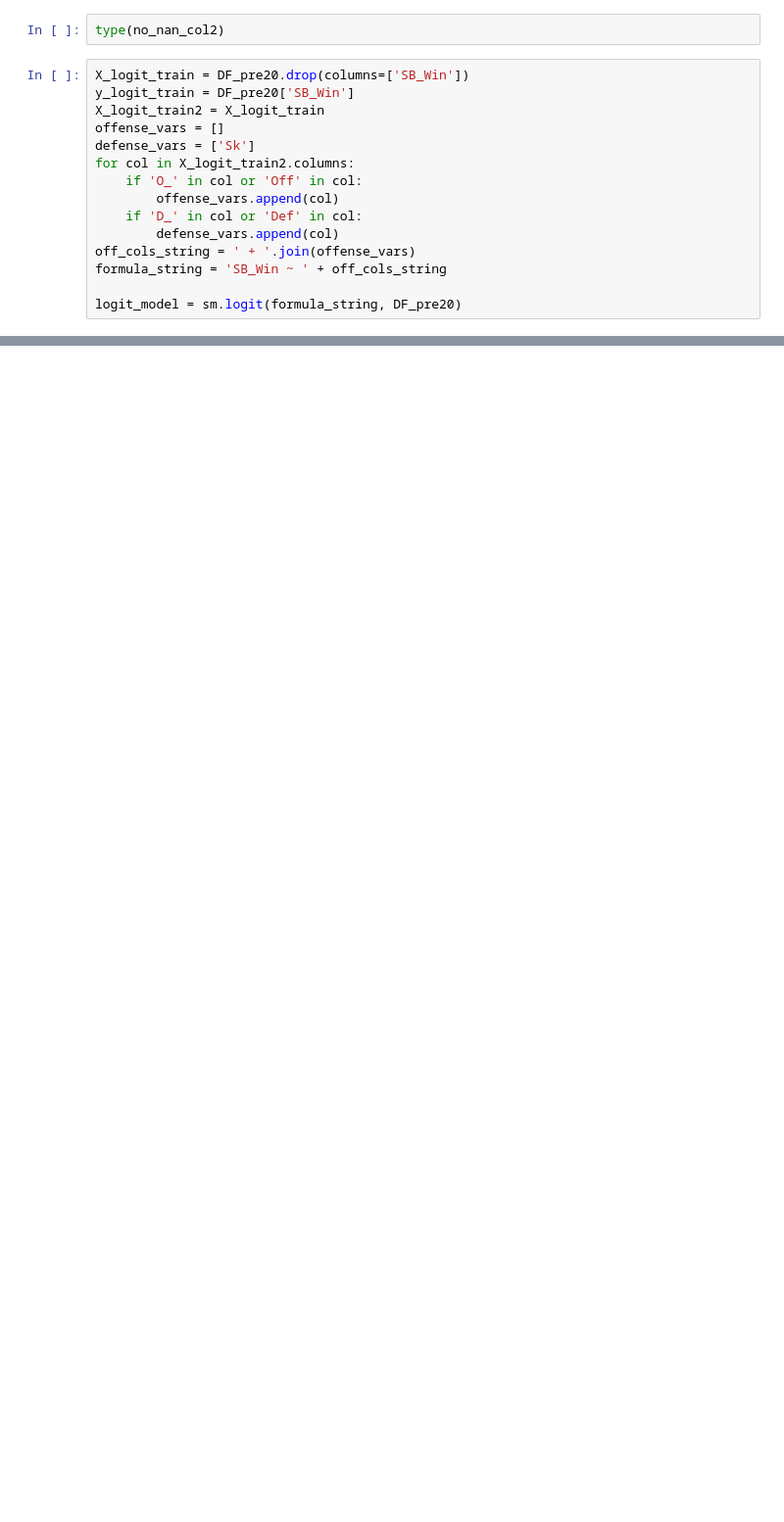
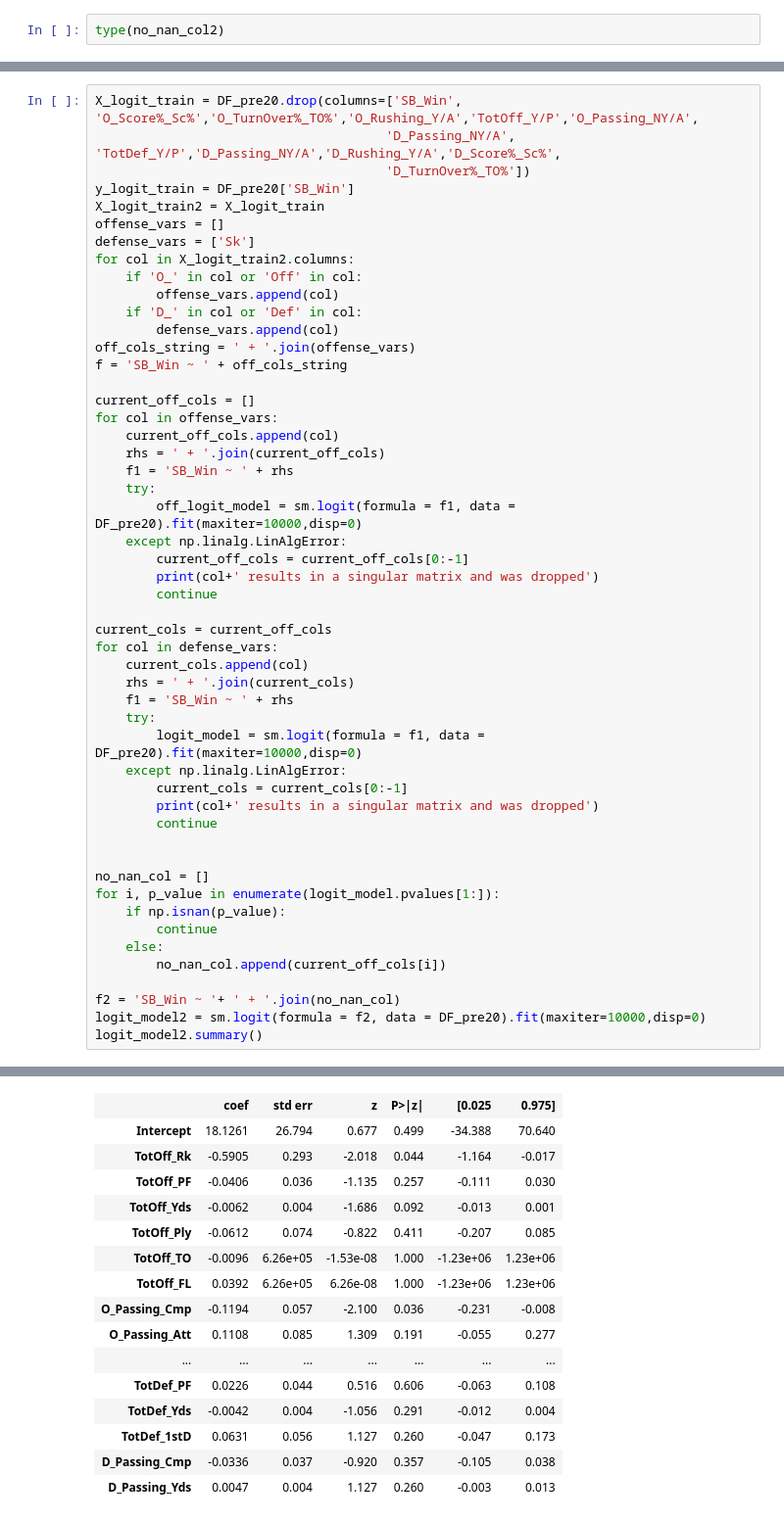
Before and after one commit to scottstack19/SB55-projection, a Jupyter notebook: code_initial.ipynb, the cells around one changed output, grey strips where cells are left out. Shown: that part at 98% size. Drawn from its saved outputs; the diff is of its cells as text; blank space fills up the shorter version.

```diff
--- a/code_initial.ipynb
+++ b/code_initial.ipynb
@@ -667,17 +669,2 @@ off_logit_model_2.summary()
 # %%
 type(no_nan_col2)
-# %%
-X_logit_train = DF_pre20.drop(columns=['SB_Win'])
-y_logit_train = DF_pre20['SB_Win']
-X_logit_train2 = X_logit_train
-offense_vars = []
-defense_vars = ['Sk']
-for col in X_logit_train2.columns:
-    if 'O_' in col or 'Off' in col:
-        offense_vars.append(col)
-    if 'D_' in col or 'Def' in col:
-        defense_vars.append(col)
-off_cols_string = ' + '.join(offense_vars)
-formula_string = 'SB_Win ~ ' + off_cols_string
-
-logit_model = sm.logit(formula_string, DF_pre20)
@@ -685,0 +671,52 @@ SyntaxError: invalid syntax (<unknown>, line 1)
+# %%
+X_logit_train = DF_pre20.drop(columns=['SB_Win', 'O_Score%_Sc%','O_TurnOver%_TO%','O_Rushing_Y/A','TotOff_Y/P','O_Passing_NY/A',
+                                      'D_Passing_NY/A', 'TotDef_Y/P','D_Passing_NY/A','D_Rushing_Y/A','D_Score%_Sc%',
+                                      'D_TurnOver%_TO%'])
+y_logit_train = DF_pre20['SB_Win']
+X_logit_train2 = X_logit_train
+offense_vars = []
+defense_vars = ['Sk']
+for col in X_logit_train2.columns:
+    if 'O_' in col or 'Off' in col:
+        offense_vars.append(col)
+    if 'D_' in col or 'Def' in col:
+        defense_vars.append(col)
+off_cols_string = ' + '.join(offense_vars)
+f = 'SB_Win ~ ' + off_cols_string
+
+current_off_cols = []
+for col in offense_vars:
+    current_off_cols.append(col)
+    rhs = ' + '.join(current_off_cols)
+    f1 = 'SB_Win ~ ' + rhs
+    try:
+        off_logit_model = sm.logit(formula = f1, data = DF_pre20).fit(maxiter=10000,disp=0)
+    except np.linalg.LinAlgError:
+        current_off_cols = current_off_cols[0:-1]
+        print(col+' results in a singular matrix and was dropped')
+        continue
+
+current_cols = current_off_cols
+for col in defense_vars:
+    current_cols.append(col)
+    rhs = ' + '.join(current_cols)
+    f1 = 'SB_Win ~ ' + rhs
+    try:
+        logit_model = sm.logit(formula = f1, data = DF_pre20).fit(maxiter=10000,disp=0)
+    except np.linalg.LinAlgError:
+        current_cols = current_cols[0:-1]
+        print(col+' results in a singular matrix and was dropped')
+        continue
+
+
+no_nan_col = []
+for i, p_value in enumerate(logit_model.pvalues[1:]):
+    if np.isnan(p_value):
+        continue
+    else:
+        no_nan_col.append(current_off_cols[i])
+
+f2 = 'SB_Win ~ '+ ' + '.join(no_nan_col)
+logit_model2 = sm.logit(formula = f2, data = DF_pre20).fit(maxiter=10000,disp=0)
+logit_model2.summary()
+# %% [output]
@@ -685,0 +742,16 @@ SyntaxError: invalid syntax (<unknown>, line 1)
+|  | coef | std err | z | P>|z| | [0.025 | 0.975] |
+| Intercept | 18.1261 | 26.794 | 0.677 | 0.499 | -34.388 | 70.640 |
+| TotOff_Rk | -0.5905 | 0.293 | -2.018 | 0.044 | -1.164 | -0.017 |
+| TotOff_PF | -0.0406 | 0.036 | -1.135 | 0.257 | -0.111 | 0.030 |
+| TotOff_Yds | -0.0062 | 0.004 | -1.686 | 0.092 | -0.013 | 0.001 |
+| TotOff_Ply | -0.0612 | 0.074 | -0.822 | 0.411 | -0.207 | 0.085 |
+| TotOff_TO | -0.0096 | 6.26e+05 | -1.53e-08 | 1.000 | -1.23e+06 | 1.23e+06 |
+| TotOff_FL | 0.0392 | 6.26e+05 | 6.26e-08 | 1.000 | -1.23e+06 | 1.23e+06 |
+| O_Passing_Cmp | -0.1194 | 0.057 | -2.100 | 0.036 | -0.231 | -0.008 |
+| O_Passing_Att | 0.1108 | 0.085 | 1.309 | 0.191 | -0.055 | 0.277 |
+| ... | ... | ... | ... | ... | ... | ... |
+| TotDef_PF | 0.0226 | 0.044 | 0.516 | 0.606 | -0.063 | 0.108 |
+| TotDef_Yds | -0.0042 | 0.004 | -1.056 | 0.291 | -0.012 | 0.004 |
+| TotDef_1stD | 0.0631 | 0.056 | 1.127 | 0.260 | -0.047 | 0.173 |
+| D_Passing_Cmp | -0.0336 | 0.037 | -0.920 | 0.357 | -0.105 | 0.038 |
+| D_Passing_Yds | 0.0047 | 0.004 | 1.127 | 0.260 | -0.003 | 0.013 |
```
Also changed, not shown: parts of 8 cells of this notebook.
